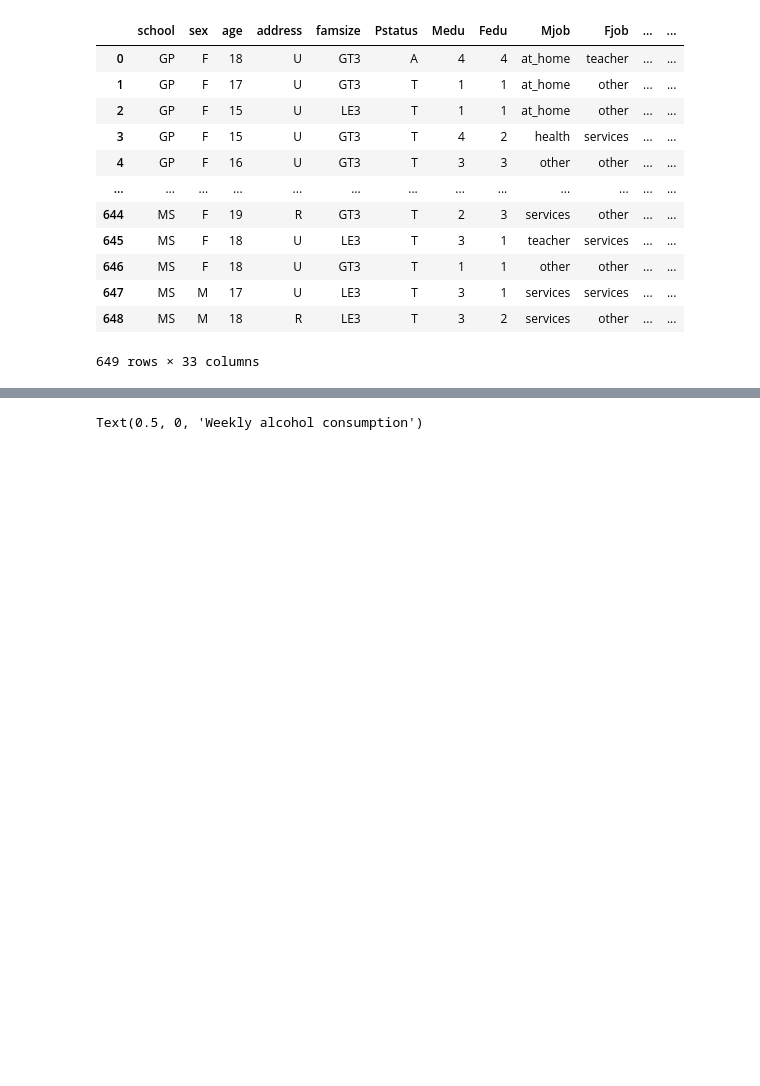
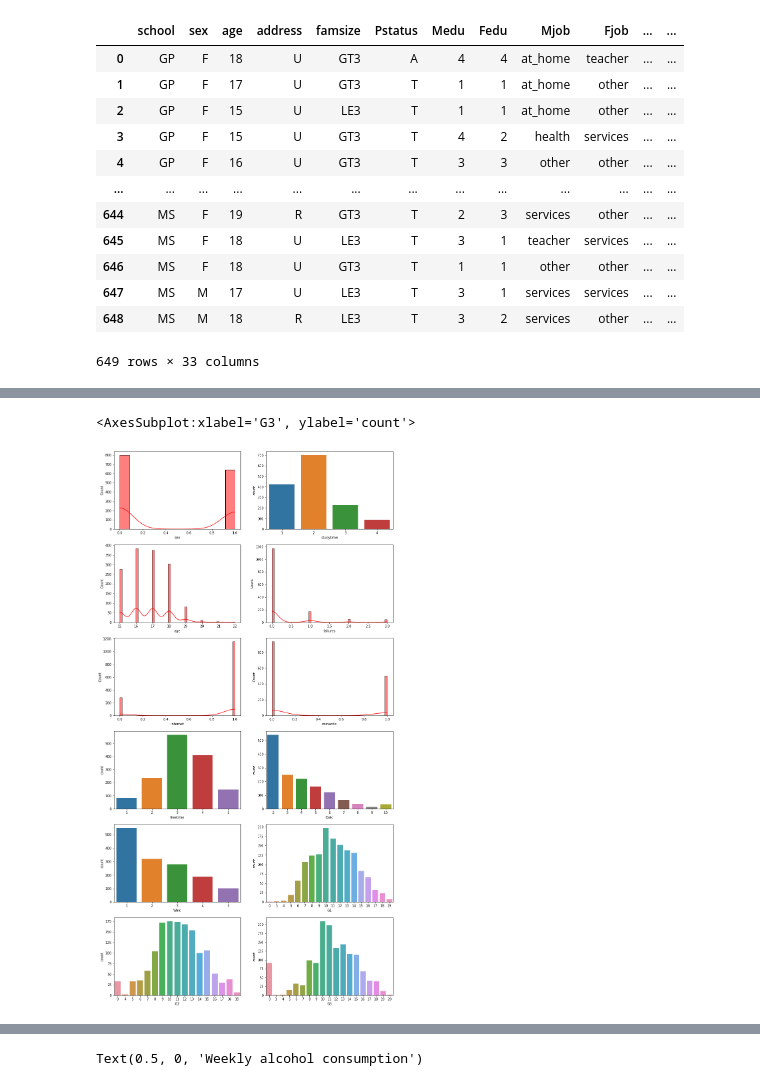
Before and after one commit to StefanMladenov/MU, a Jupyter notebook: 3.Domaci.ipynb, the cells around one changed output, grey strips where cells are left out. Drawn from its saved outputs; the diff is of its cells as text; code cells hidden in the pictures; blank space fills up the shorter version.

```diff
--- a/3.Domaci.ipynb
+++ b/3.Domaci.ipynb
@@ -57,0 +54,17 @@ Data
+# %%
+fig1, axs1 = plt.subplots(6, 2, figsize=(15, 30), num='Stats visualized')
+sns.histplot(x=Data['sex'], ax=axs1[0,0], color='red', kde=True)  #
+sns.countplot(x=Data['studytime'], ax=axs1[0,1])
+sns.histplot(x=Data['age'], ax=axs1[1,0], color='red', bins=50, kde=True)  #
+sns.histplot(x=Data['failures'], ax=axs1[1,1], color='red', bins=50, kde=True)  #
+sns.histplot(x=Data['internet'], ax=axs1[2,0], color='red', bins=50, kde=True)  #
+sns.histplot(x=Data['romantic'], ax=axs1[2,1], color='red', bins=50, kde=True)  #
+sns.countplot(x=Data['freetime'], ax=axs1[3,0])
+sns.countplot(x=Data['Dalc'], ax=axs1[3,1])
+sns.countplot(x=Data['Walc'], ax=axs1[4,0])
+sns.countplot(x=Data['G1'], ax=axs1[4,1])
+sns.countplot(x=Data['G2'], ax=axs1[5,0])
+sns.countplot(x=Data['G3'], ax=axs1[5,1])
+# %% [output]
+<AxesSubplot:xlabel='G3', ylabel='count'>
+[figure, added]
```
Also changed, not shown: parts of 33 cells of this notebook.
